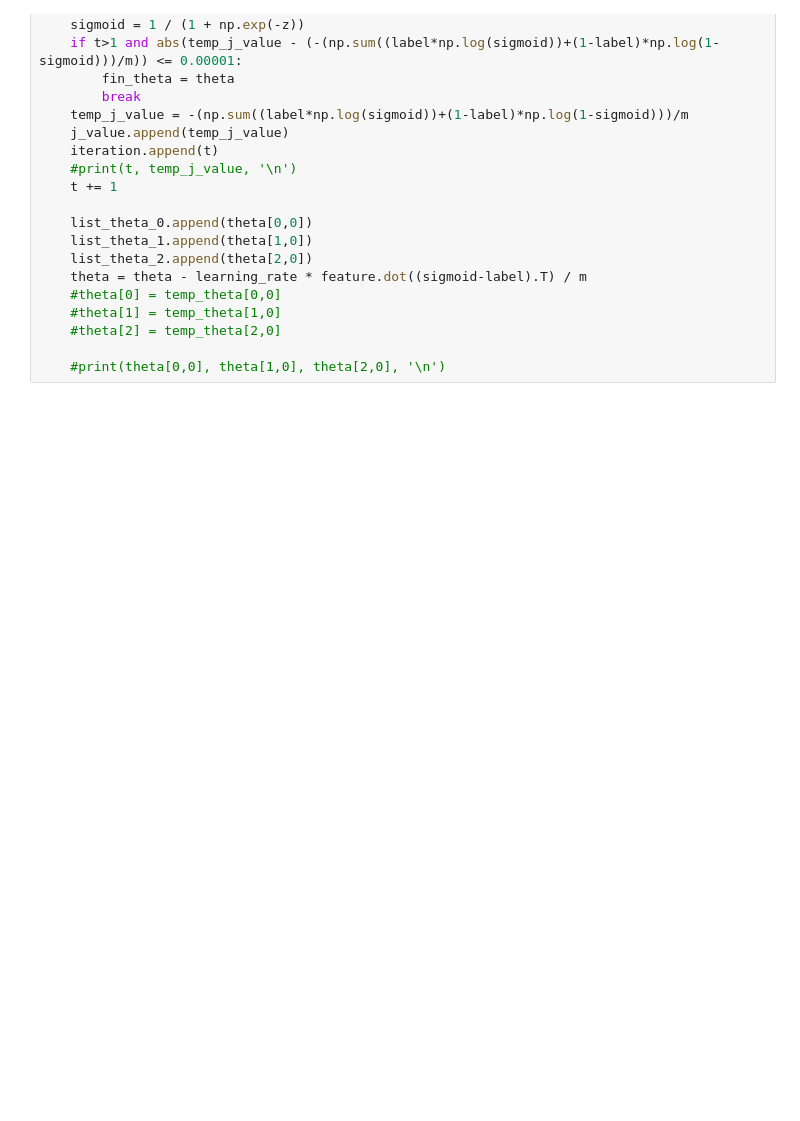
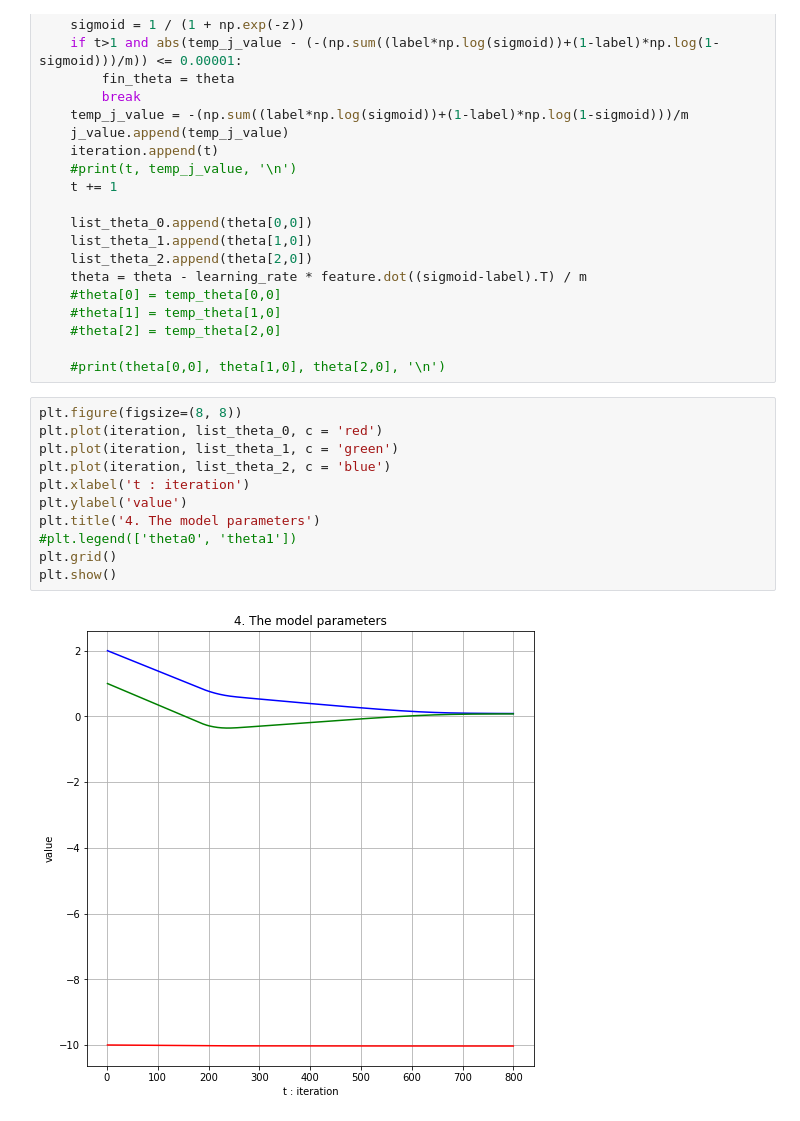
Before and after one commit to cmichael231117/Machine-Learning, a Jupyter notebook: assignment/05/assignment-05.ipynb, the cells around one changed output. Cells and saved outputs as stored; diff of their text form; blank space fills up the shorter version.

```diff
--- a/assignment/05/assignment-05.ipynb
+++ b/assignment/05/assignment-05.ipynb
@@ -73,6 +67,19 @@ while True:
     #theta[2] = temp_theta[2,0]
 
     #print(theta[0,0], theta[1,0], theta[2,0], '\n')
+# %%
+plt.figure(figsize=(8, 8))
+plt.plot(iteration, list_theta_0, c = 'red')
+plt.plot(iteration, list_theta_1, c = 'green')
+plt.plot(iteration, list_theta_2, c = 'blue')
+plt.xlabel('t : iteration')
+plt.ylabel('value')
+plt.title('4. The model parameters')
+#plt.legend(['theta0', 'theta1'])
+plt.grid()
+plt.show()
+# %% [output]
+[figure, added]
 # %%
 plt.figure(figsize=(8, 8))
 plt.plot(iteration, j_value, c = 'blue')
```
Also changed, not shown: parts of 8 cells of this notebook.
